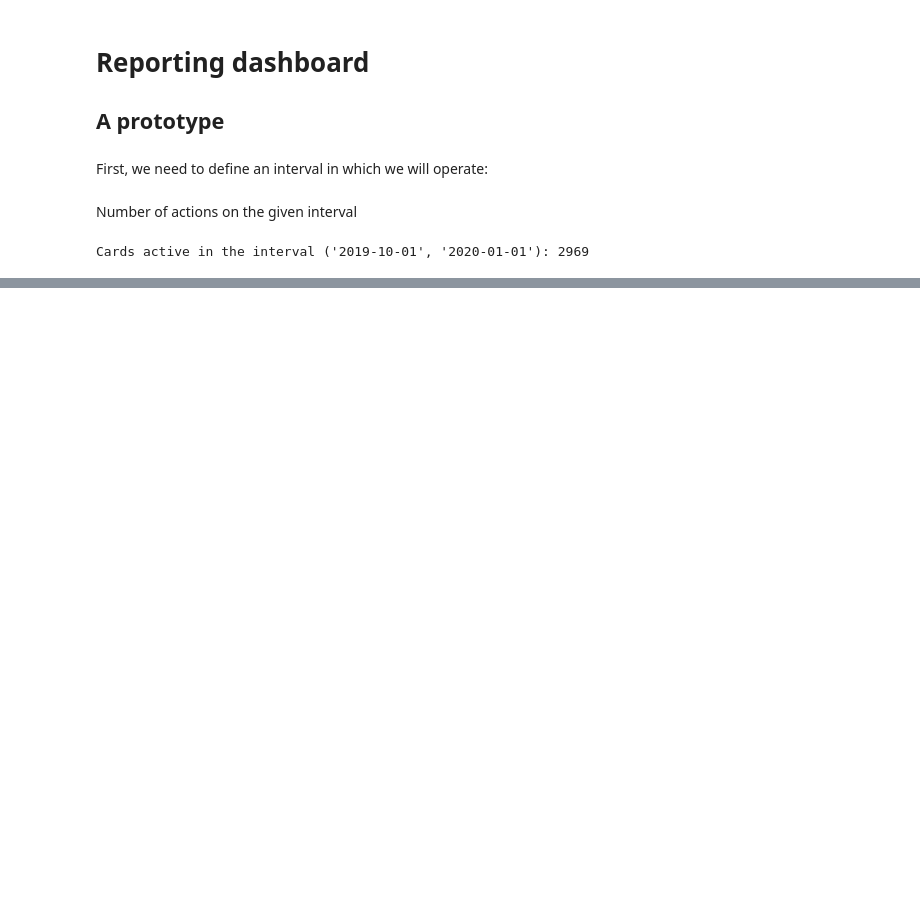
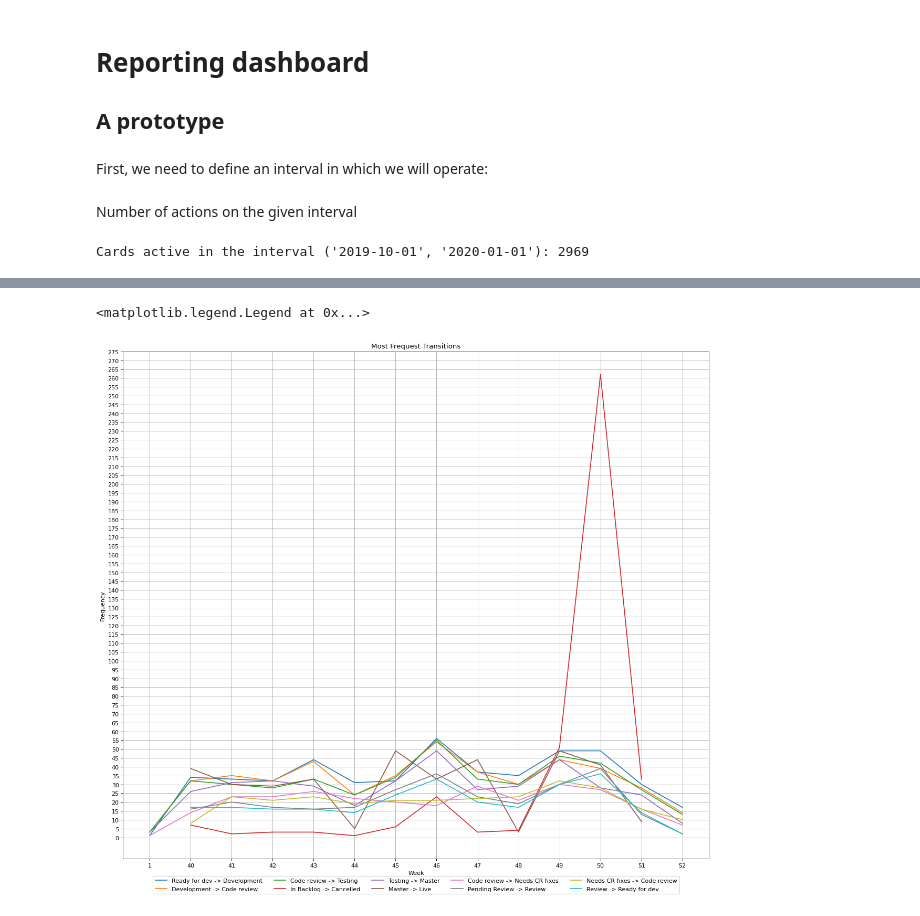
Before and after one commit to pr3mar/thesis, a Jupyter notebook: src/reports/report.ipynb, the cells around one changed output, grey strips where cells are left out. Drawn from its saved outputs; the diff is of its cells as text; code cells hidden in the pictures; blank space fills up the shorter version.

```diff
--- a/src/reports/report.ipynb
+++ b/src/reports/report.ipynb
@@ -61,0 +63,4 @@ Least frequent transitions in the interval:
+# %%
+print(f"Most frequent transitions in the interval, by week:")
+most_frequent_week = changelogs.transition_frequency(sw, interval=active_interval, limit=-1, by_week=True, order="ASC")
+display(most_frequent_week)
@@ -61,0 +82,18 @@ Least frequent transitions in the interval:
+# %%
+fig, ax = plt.subplots(figsize=(18, 16), dpi= 80, facecolor='w', edgecolor='k')
+for _, row in most_frequent.iterrows():
+    data = most_frequent_week[most_frequent_week["Transition"].isin([row["Transition"]])]
+    x_data = data["weekOfYear"]
+    y_data = data["TotalTransitions"]
+    ax.plot(x_data, y_data, label=row["Transition"])
+
+ax.set_xlabel("Week")
+ax.set_ylabel("Frequency")
+ax.set_title("Most Frequest Transitions")
+ax.grid()
+ax.set_yticks(range(0, 280, 5), minor=False)
+cols = int(len(most_frequent)/2)
+ax.legend(loc="lower center", bbox_to_anchor=(0.5, -0.075), ncol=cols)
+# %% [output]
+<matplotlib.legend.Legend at 0x...>
+[figure, added]
```
Also changed, not shown: parts of 4 cells of this notebook, 1 other file.
